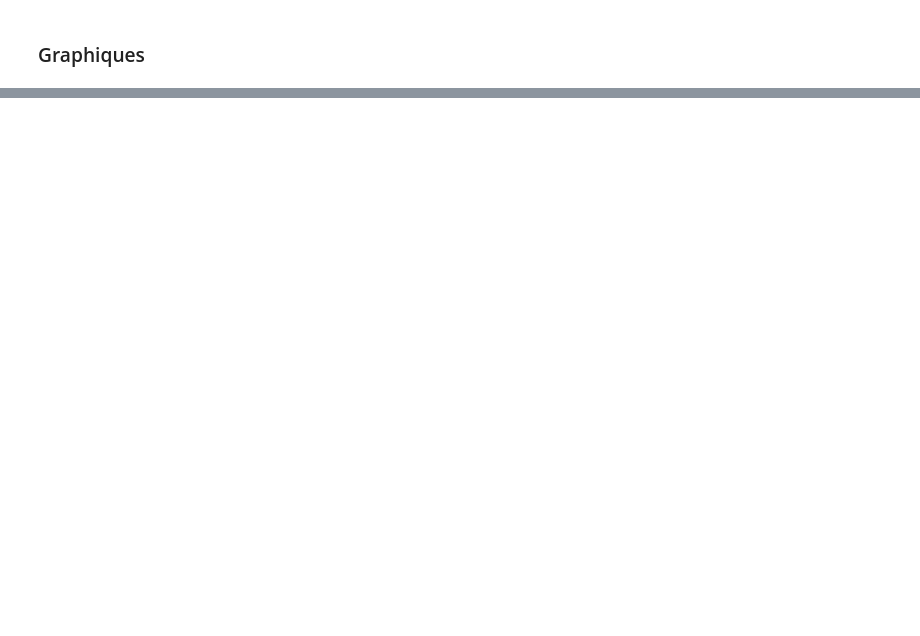
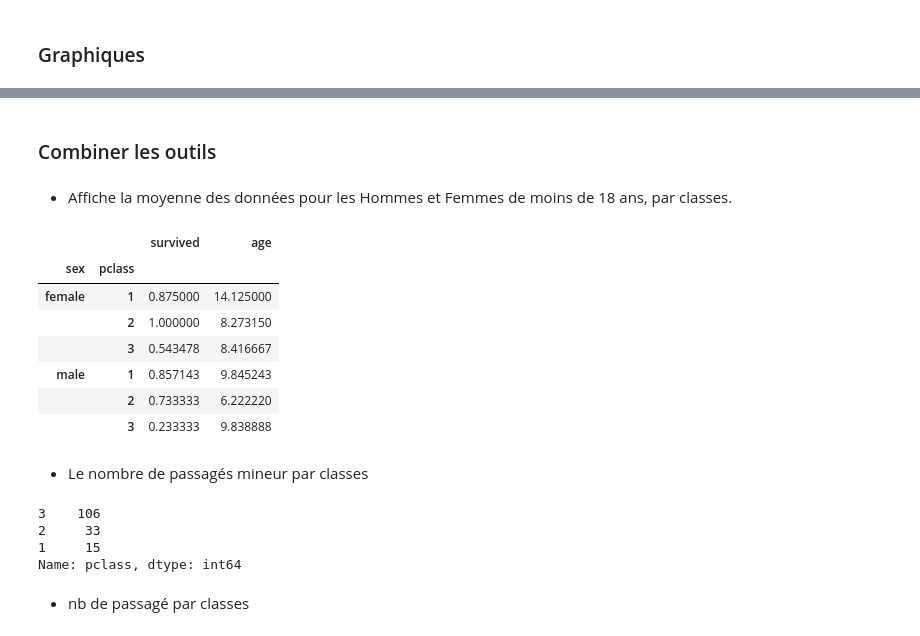
Before and after one commit to Syllaweg/Datascience_toolkit, a Jupyter notebook: Pandas/analyse_Ds_titanic.ipynb, the cells around one changed output, grey strips where cells are left out. Cells and saved outputs as stored; diff of their text form; code cells hidden in the pictures; blank space fills up the shorter version.

```diff
--- a/Pandas/analyse_Ds_titanic.ipynb
+++ b/Pandas/analyse_Ds_titanic.ipynb
@@ -122,0 +180,26 @@ On observe le nombre de passager par classe 1, 2 ou 3
+# %% [markdown]
+### Combiner les outils
+# %% [markdown]
+- Affiche la moyenne des données pour les Hommes et Femmes de moins de 18 ans, par classes.
+# %%
+data_dropna[data_dropna['age'] < 18].groupby(['sex', 'pclass']).mean()
+# %% [output]
+|  |  | survived | age |
+| sex | pclass |  |  |
+| female | 1 | 0.875000 | 14.125000 |
+|  | 2 | 1.000000 | 8.273150 |
+|  | 3 | 0.543478 | 8.416667 |
+| male | 1 | 0.857143 | 9.845243 |
+|  | 2 | 0.733333 | 6.222220 |
+|  | 3 | 0.233333 | 9.838888 |
+# %% [markdown]
+- Le nombre de passagés mineur par classes
+# %%
+data_dropna[data_dropna['age'] < 18]['pclass'].value_counts()
+# %% [output]
+3    106
+2     33
+1     15
+Name: pclass, dtype: int64
+# %% [markdown]
+- nb de passagé par classes
```
Also changed, not shown: parts of 13 cells of this notebook.
